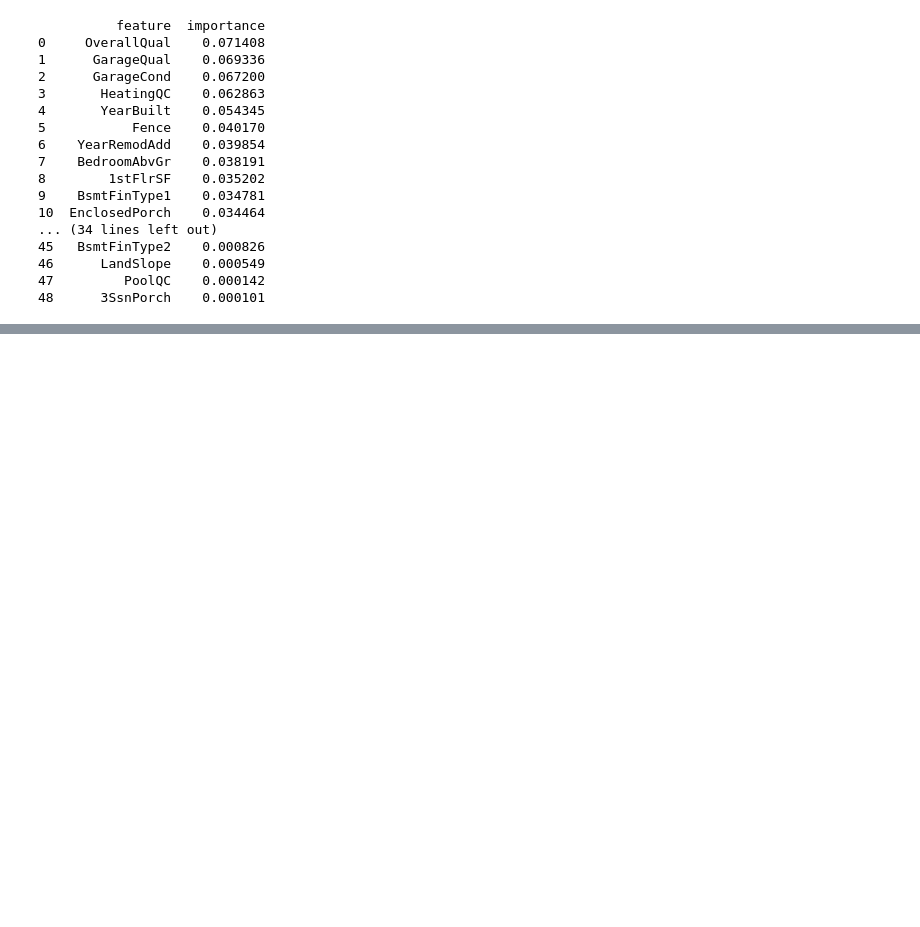
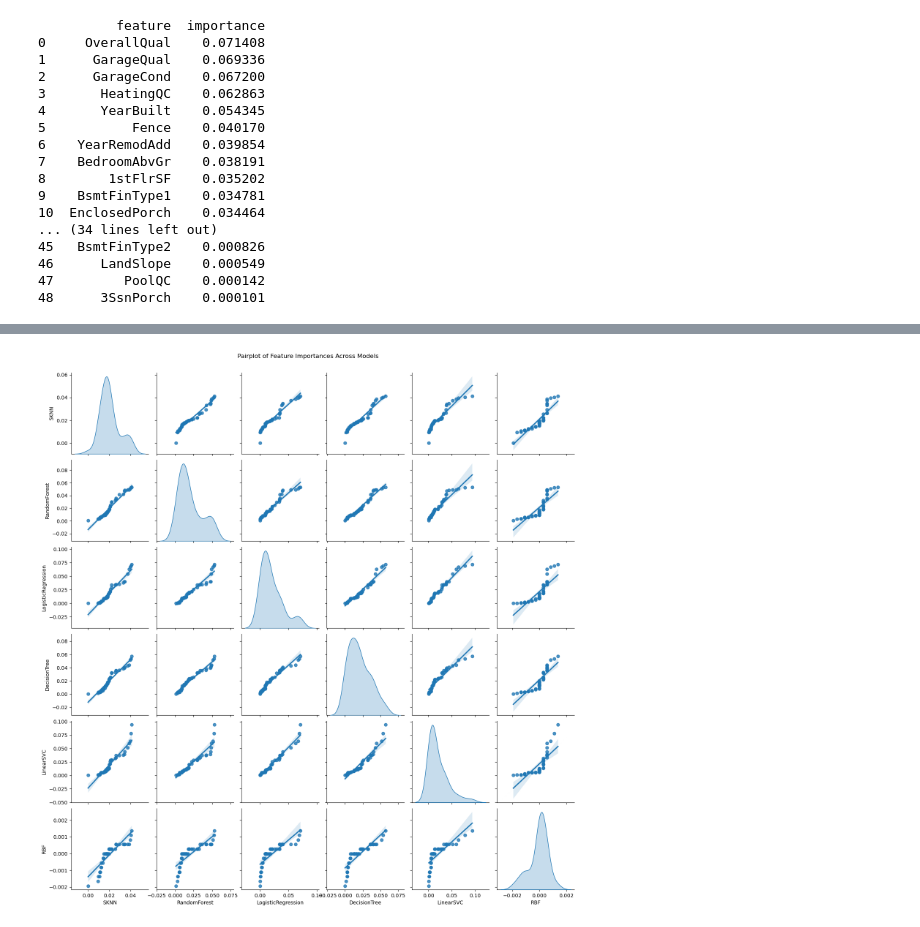
Before and after one commit to yezhiheng0811/37000-final-project, a Jupyter notebook: ml final.ipynb, the cells around one changed output, grey strips where cells are left out. Drawn from its saved outputs; the diff is of its cells as text; code cells hidden in the pictures; blank space fills up the shorter version.

```diff
--- a/ml final.ipynb
+++ b/ml final.ipynb
@@ -529,7 +530,7 @@ print(feature_importance_rf)
 48         PoolQC    0.000824
 # %%
 # Logistic Regression
-lr = LogisticRegression(random_state=0, max_iter=750)
+lr = LogisticRegression(random_state=0, max_iter=1000)
 lr.fit(X, y)
 feature_importance_lr = feature_importance(np.abs(lr.coef_[0]) / np.sum(np.abs(lr.coef_[0])))
 print(feature_importance_lr)
@@ -553,7 +554,7 @@ print(feature_importance_lr)
 48      3SsnPorch    0.000101
 # %%
 # Linear SVC
-lsvc = LinearSVC(random_state=0, max_iter=750)
+lsvc = LinearSVC(random_state=0, max_iter=1000)
 lsvc.fit(X, y)
 feature_importance_lsvc = feature_importance(np.abs(lsvc.coef_[0]) / np.sum(np.abs(lsvc.coef_[0])))
 print(feature_importance_lsvc)
@@ -602,0 +677,16 @@ print(feature_importance_svc_rbf)
+# %%
+all_importances = pd.DataFrame({
+    'Feature': feature_importance_sknn.sort_values('feature')['feature'],
+    'SKNN': feature_importance_sknn.sort_values('feature')['importance'],
+    'RandomForest': feature_importance_rf.sort_values('feature')['importance'],
+    'LogisticRegression': feature_importance_lr.sort_values('feature')['importance'],
+    'DecisionTree': feature_importance_dt.sort_values('feature')['importance'],
+    'LinearSVC': feature_importance_lsvc.sort_values('feature')['importance'],
+    'RBF': feature_importance_svc_rbf.sort_values('feature')['importance']
+})
+
+sns.pairplot(all_importances.drop(columns='Feature'), diag_kind='kde', kind='reg')
+plt.suptitle("Pairplot of Feature Importances Across Models", y=1.02)
+plt.show()
+# %% [output]
+[figure, added]
```
Also changed, not shown: parts of 10 cells of this notebook.
